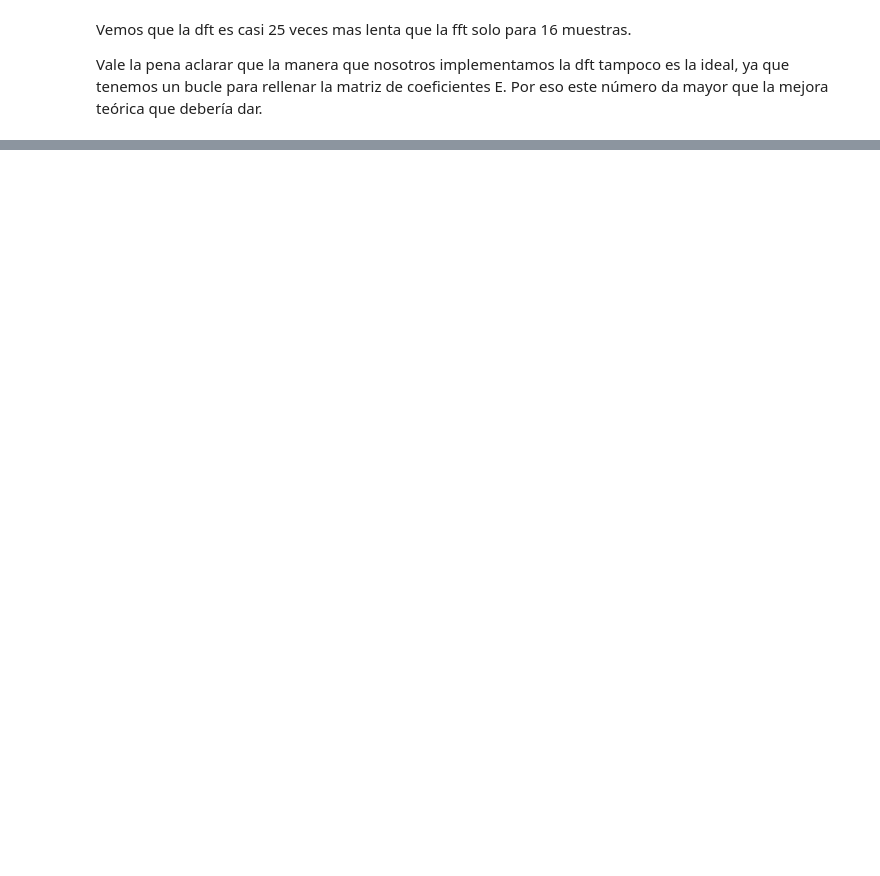
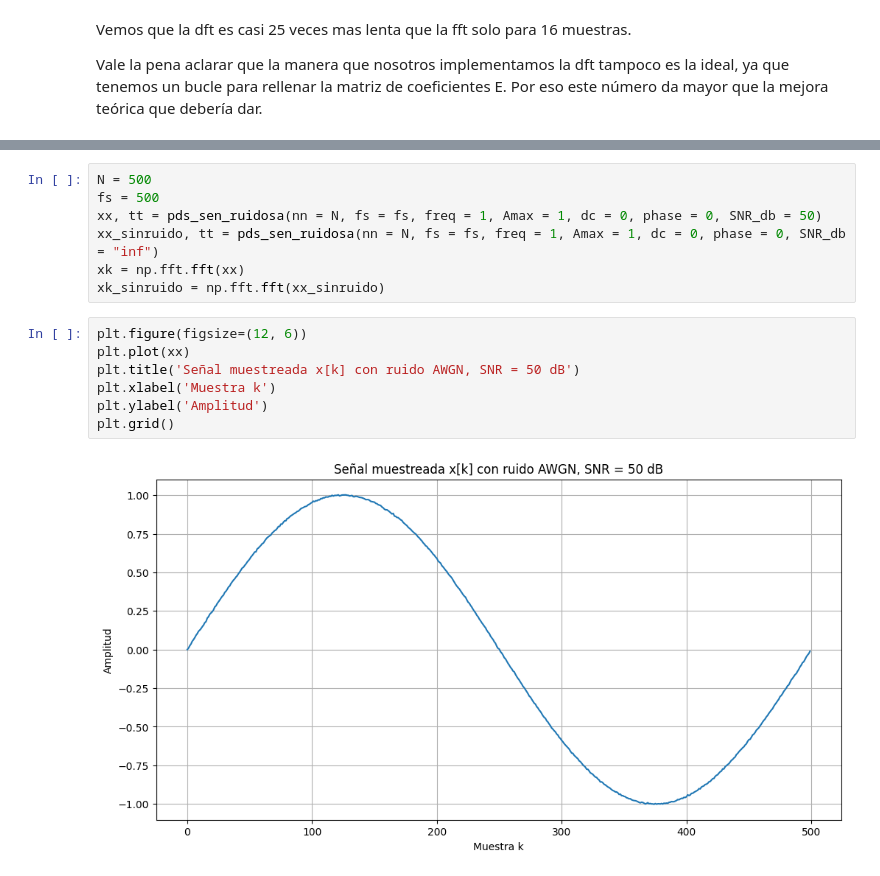
Before and after one commit to tomzuran/PDS2026, a Jupyter notebook: dft.ipynb, the cells around one changed output, grey strips where cells are left out. Drawn from its saved outputs; the diff is of its cells as text; blank space fills up the shorter version.

```diff
--- a/dft.ipynb
+++ b/dft.ipynb
@@ -381,0 +399,16 @@ Vale la pena aclarar que la manera que nosotros implementamos la dft tampoco es
+# %%
+N = 500
+fs = 500
+xx, tt = pds_sen_ruidosa(nn = N, fs = fs, freq = 1, Amax = 1, dc = 0, phase = 0, SNR_db = 50)
+xx_sinruido, tt = pds_sen_ruidosa(nn = N, fs = fs, freq = 1, Amax = 1, dc = 0, phase = 0, SNR_db = "inf")
+xk = np.fft.fft(xx)
+xk_sinruido = np.fft.fft(xx_sinruido)
+# %%
+plt.figure(figsize=(12, 6))
+plt.plot(xx)
+plt.title('Señal muestreada x[k] con ruido AWGN, SNR = 50 dB')
+plt.xlabel('Muestra k')
+plt.ylabel('Amplitud')
+plt.grid()
+# %% [output]
+[figure, added]
```
Also changed, not shown: parts of 13 cells of this notebook.
